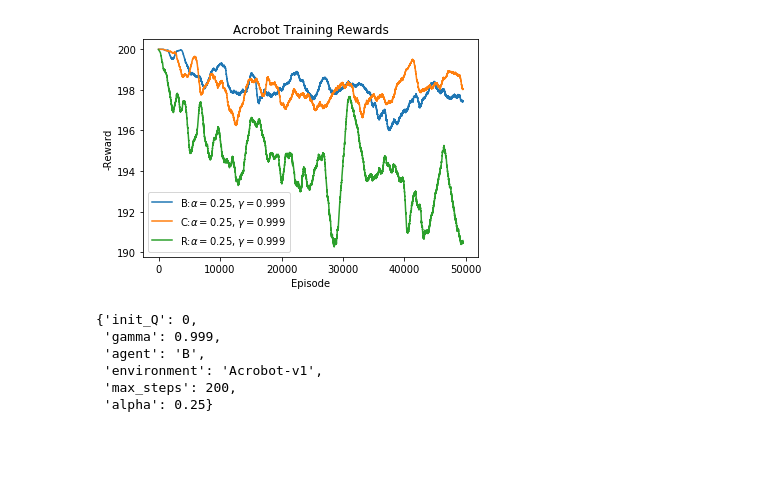
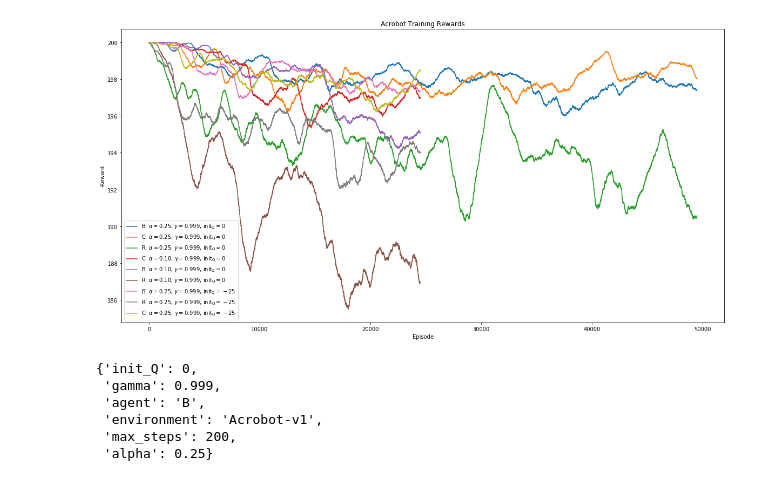
Before and after one commit to jwang78/cs2951project, a Jupyter notebook: Plotting.ipynb, the cells around one changed output. Saved outputs shown, nothing was run; the diff lists cells and outputs as text; code cells hidden in the pictures; blank space fills up the shorter version.

```diff
--- a/Plotting.ipynb
+++ b/Plotting.ipynb
@@ -2,26 +2,35 @@
 import matplotlib.pyplot as plt
 import numpy as np
 import json
-# %%
-x = np.load("results/rewards.npz")
+# %%
+def get_train_rewards(npz_files):
+    x = dict()
+    for npz_filename in npz_files:
+        x.update(dict(np.load(npz_filename)))
+    return x
+# %%
+x = get_train_rewards(["results/rewards/rewards_orig.npz", "results/rewards/rewards5.npz", "results/rewards/rewards9.npz"])
 # %%
 
 def moving_average(a, n):
     ret = np.cumsum(a, dtype=float)
     ret[n:] = ret[n:] - ret[:-n]
     return ret[n - 1:] / n
+plt.figure(figsize=(20,10))
 for key in x.keys():
     f = json.loads(key)
     data = -np.mean(x[key], axis=0)
     avg = moving_average(data, 500)
-    plt.plot(np.arange(avg.shape[0]), avg, label=f"{f['agent']}:$\\alpha={str(f['alpha'])}$, $\\gamma={str(f['gamma'])}$")
+    label = "%s: $\\alpha=%.2f$, $\\gamma=%.3f$, $\\mathrm{init}_{\\mathrm{Q}}=%d$" % (f['agent'], f['alpha'], f['gamma'], f['init_Q'])
+    plt.plot(np.arange(avg.shape[0]), avg, label=label)
 plt.xlabel("Episode")
+
 plt.ylabel("-Reward")
 plt.title("Acrobot Training Rewards")
 plt.legend()
 plt.show()
 # %% [output]
-[figure, old version]
+[figure, new version]
 # %%
 json.loads(list(x.keys())[0])
 # %% [output]
```
Also changed, not shown: 1 other file.
